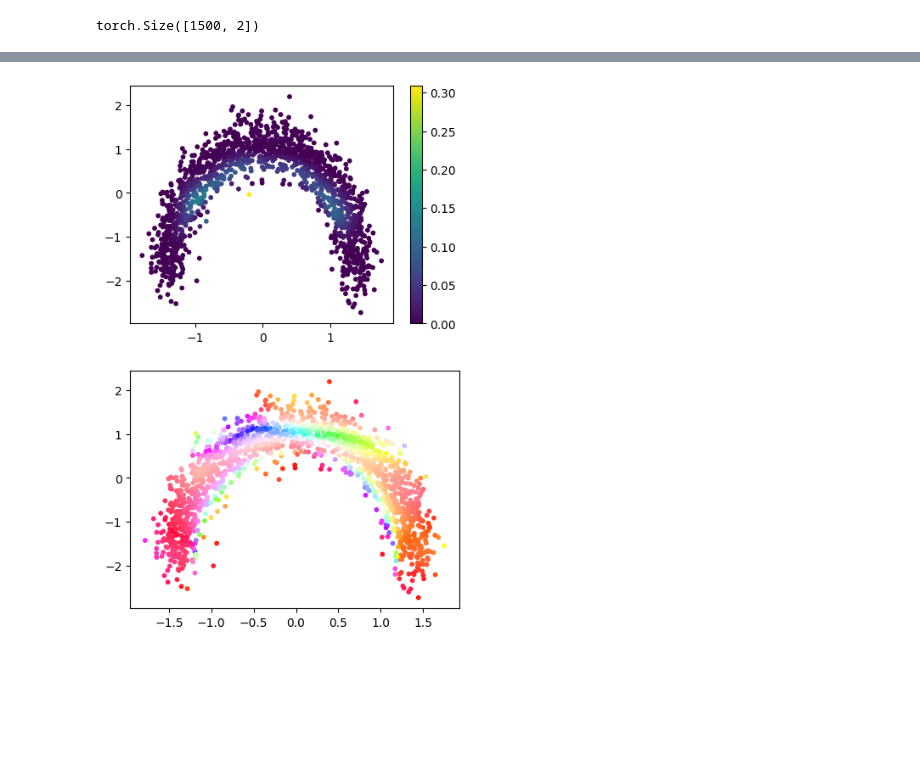
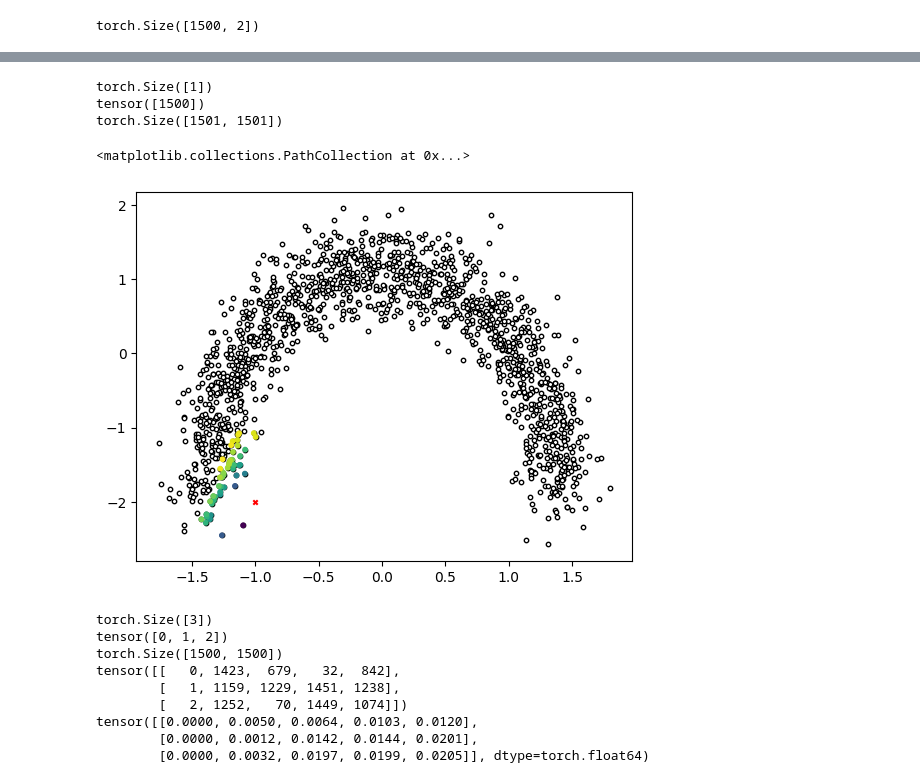
Before and after one commit to CKleiber/LAMINAR, a Jupyter notebook: notebooks/demo.ipynb, the cells around one changed output, grey strips where cells are left out. Drawn from its saved outputs; the diff is of its cells as text; code cells hidden in the pictures; blank space fills up the shorter version.

```diff
--- a/notebooks/demo.ipynb
+++ b/notebooks/demo.ipynb
@@ -151,17 +77,34 @@ plt.colorbar(plot)
-# %%
-from LAMINAR.utils.tensor_visualisation import get_cov_colours
-
-tensors = LAM.net.metric_tensor(data)
-
-c = get_cov_colours(data.detach().numpy(), tensors.detach().numpy())
-
-tensor_determinants = torch.det(tensors)
-
-fig, ax = plt.subplots(2, 1, figsize=(5, 8))
-
-plot = ax[0].scatter(data.numpy()[:, 0], data.numpy()[:, 1], c=tensor_determinants.detach().numpy(), cmap='viridis', s=10, vmin=0, vmax=tensor_determinants.max())
-plt.colorbar(plot)
-
-plot = ax[1].scatter(data.numpy()[:, 0], data.numpy()[:, 1], c=c, s=10)
-# %% [output]
-[figure, removed]
+# %%
+# get closest points to the arbitrary point (-1, -2)
+idx, dists = LAM.query(torch.tensor([-1, -2], dtype=torch.float32), 50)
+
+# plot all data points in white with black edges
+plt.scatter(data[:, 0], data[:, 1], s=10, c='w', edgecolor='k')
+
+# plot the closest points wth dists as colour
+plt.scatter(data[idx[0, 1:], 0], data[idx[0, 1:], 1], s=10, c=dists[0, 1:], cmap='viridis')
+
+# plot original point in red with marker X
+plt.scatter(-1, -2, s=10, c='r', marker='x')
+# %% [output]
+torch.Size([1])
+tensor([1500])
+torch.Size([1501, 1501])
+<matplotlib.collections.PathCollection at 0x...>
+[figure, added]
+# %%
+# get closest points for first three datapoints
+idx, dists = LAM.query(data[:3], 5)
+
+print(idx)
+print(dists)
+# %% [output]
+torch.Size([3])
+tensor([0, 1, 2])
+torch.Size([1500, 1500])
+tensor([[   0, 1423,  679,   32,  842],
+        [   1, 1159, 1229, 1451, 1238],
+        [   2, 1252,   70, 1449, 1074]])
+tensor([[0.0000, 0.0050, 0.0064, 0.0103, 0.0120],
+        [0.0000, 0.0012, 0.0142, 0.0144, 0.0201],
+        [0.0000, 0.0032, 0.0197, 0.0199, 0.0205]], dtype=torch.float64)
```
Also changed, not shown: parts of 13 cells of this notebook, 2 other files.
